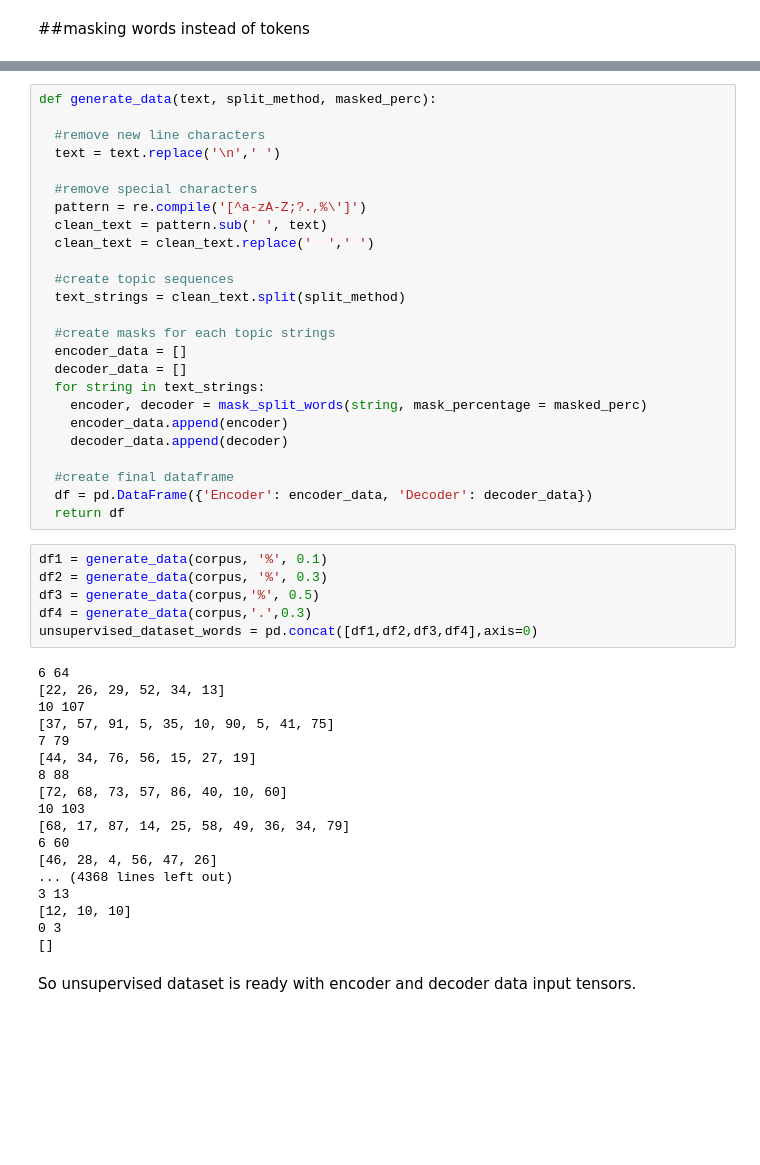
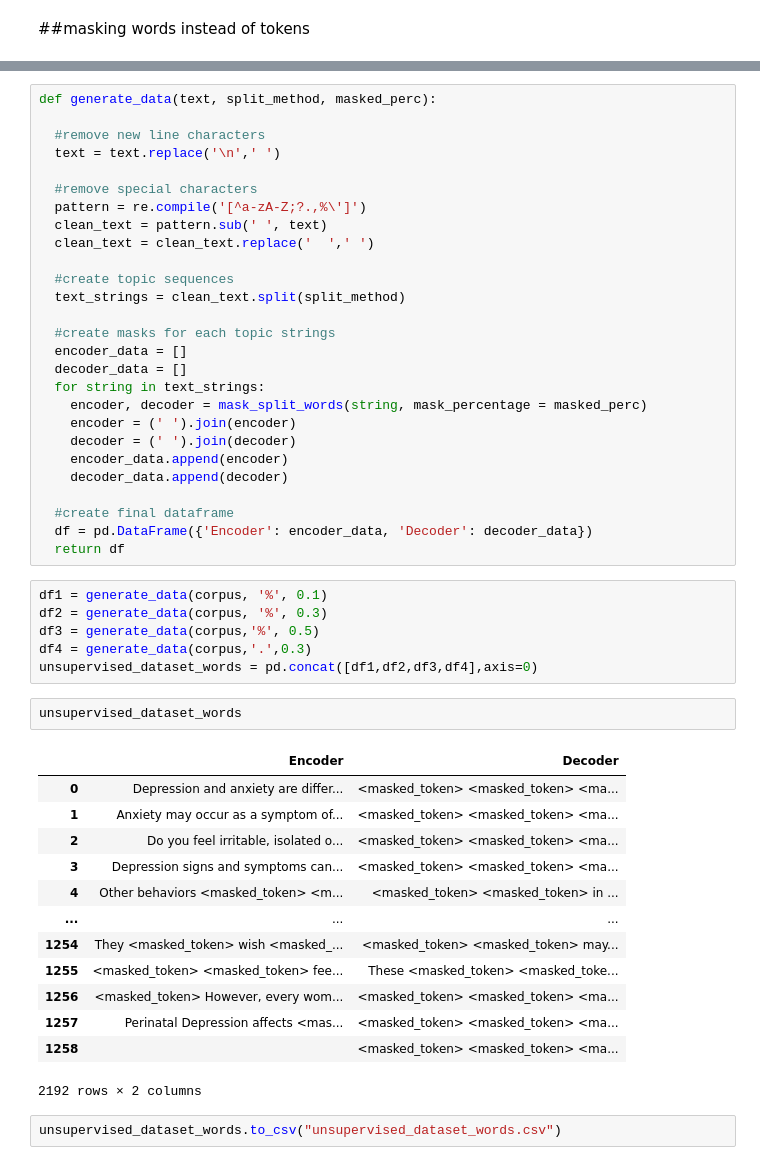
Before and after one commit to ChaitaliV/generative-explanation, a Jupyter notebook: datacollection/unsupervised_data_collection.ipynb, the cells around one changed output, grey strips where cells are left out. Saved outputs shown, nothing was run; the diff lists cells and outputs as text; blank space fills up the shorter version.

```diff
--- a/datacollection/unsupervised_data_collection.ipynb
+++ b/datacollection/unsupervised_data_collection.ipynb
@@ -233,6 +232,8 @@ def generate_data(text, split_method, masked_perc):
   decoder_data = []
   for string in text_strings:
     encoder, decoder = mask_split_words(string, mask_percentage = masked_perc)
+    encoder = (' ').join(encoder)
+    decoder = (' ').join(decoder)
     encoder_data.append(encoder)
     decoder_data.append(decoder)
 
@@ -245,23 +246,21 @@ df2 = generate_data(corpus, '%', 0.3)
 df3 = generate_data(corpus,'%', 0.5)
 df4 = generate_data(corpus,'.',0.3)
 unsupervised_dataset_words = pd.concat([df1,df2,df3,df4],axis=0)
-# %% [output]
-6 64
-[22, 26, 29, 52, 34, 13]
-10 107
-[37, 57, 91, 5, 35, 10, 90, 5, 41, 75]
-7 79
-[44, 34, 76, 56, 15, 27, 19]
-8 88
-[72, 68, 73, 57, 86, 40, 10, 60]
-10 103
-[68, 17, 87, 14, 25, 58, 49, 36, 34, 79]
-6 60
-[46, 28, 4, 56, 47, 26]
-... (4368 lines left out)
-3 13
-[12, 10, 10]
-0 3
-[]
-# %% [markdown]
-So unsupervised dataset is ready with encoder and decoder data input tensors.
+# %%
+unsupervised_dataset_words
+# %% [output]
+|  | Encoder | Decoder |
+| 0 | Depression and anxiety are differ... | <masked_token> <masked_token> <ma... |
+| 1 | Anxiety may occur as a symptom of... | <masked_token> <masked_token> <ma... |
+| 2 | Do you feel irritable, isolated o... | <masked_token> <masked_token> <ma... |
+| 3 | Depression signs and symptoms can... | <masked_token> <masked_token> <ma... |
+| 4 | Other behaviors <masked_token> <m... | <masked_token> <masked_token> in ... |
+| ... | ... | ... |
+| 1254 | They <masked_token> wish <masked_... | <masked_token> <masked_token> may... |
+| 1255 | <masked_token> <masked_token> fee... | These <masked_token> <masked_toke... |
+| 1256 | <masked_token> However, every wom... | <masked_token> <masked_token> <ma... |
+| 1257 | Perinatal Depression affects <mas... | <masked_token> <masked_token> <ma... |
+| 1258 |  | <masked_token> <masked_token> <ma... |
+2192 rows × 2 columns
+# %%
+unsupervised_dataset_words.to_csv("unsupervised_dataset_words.csv")
```
Also changed, not shown: parts of 2 cells of this notebook.
